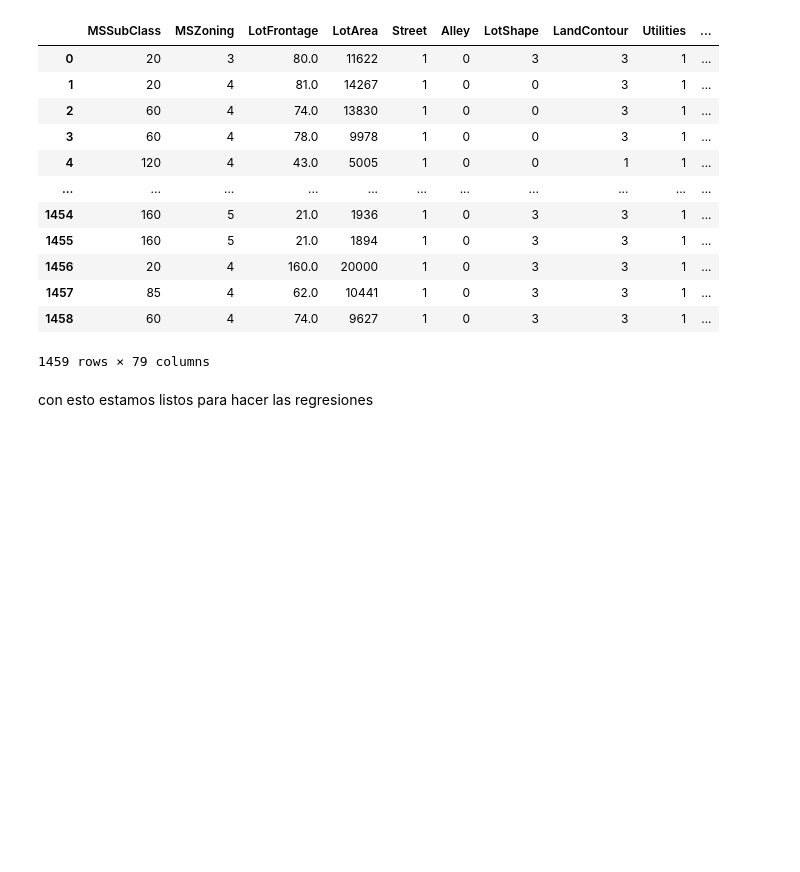
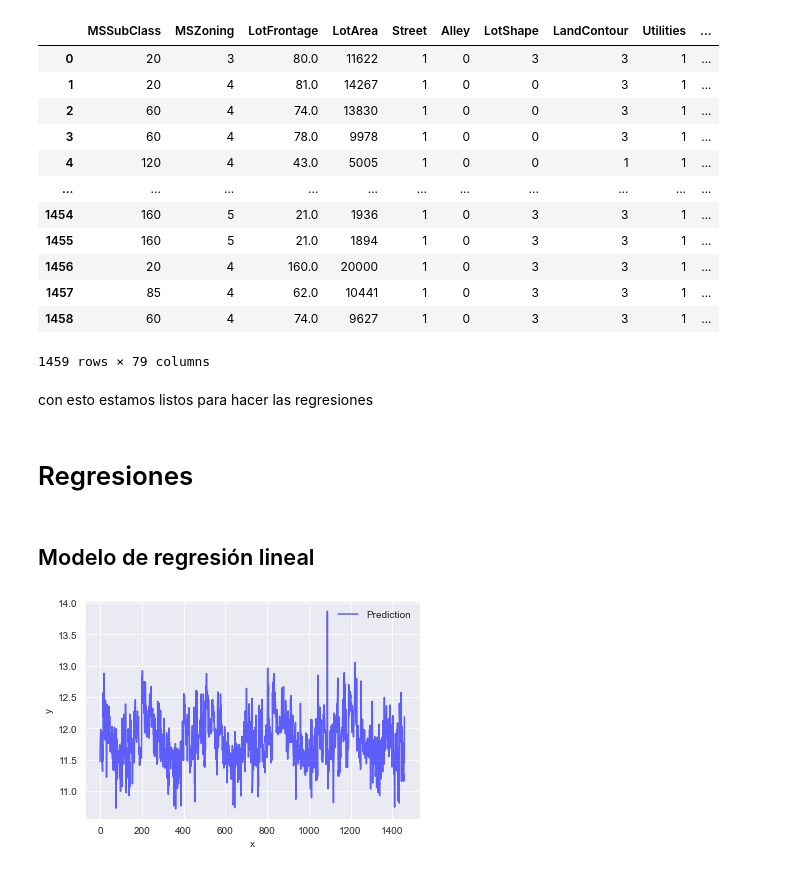
Before and after one commit to 8kta/MLHMW1, a Jupyter notebook: Proyecto.ipynb, the cells around one changed output. Cells and saved outputs as stored; diff of their text form; code cells hidden in the pictures; blank space fills up the shorter version.

Commit message:
modelos de regression 2

```diff
--- a/Proyecto.ipynb
+++ b/Proyecto.ipynb
@@ -157,5 +162,22 @@ test
 | 1457 | 85 | 4 | 62.0 | 10441 | 1 | 0 | 3 | 3 | 1 | ... |
 | 1458 | 60 | 4 | 74.0 | 9627 | 1 | 0 | 3 | 3 | 1 | ... |
 1459 rows × 79 columns
+# %%
+precios = pd.DataFrame({"price":train["SalePrice"]})
+train = train.drop('SalePrice',1)
 # %% [markdown]
 con esto estamos listos para hacer las regresiones
+# %% [markdown]
+# Regresiones
+# %% [markdown]
+## Modelo de regresión lineal
+# %%
+lr = LinearRegression()
+lr.fit(train, precios)
+plt.plot(test.index , lr.predict(test),'b',alpha=0.6, label='Prediction')
+plt.legend(loc='best', frameon=False)
+plt.xlabel('x')
+plt.ylabel('y')
+plt.show()
+# %% [output]
+[figure, added]
```
Also changed, not shown: parts of 5 cells of this notebook.
